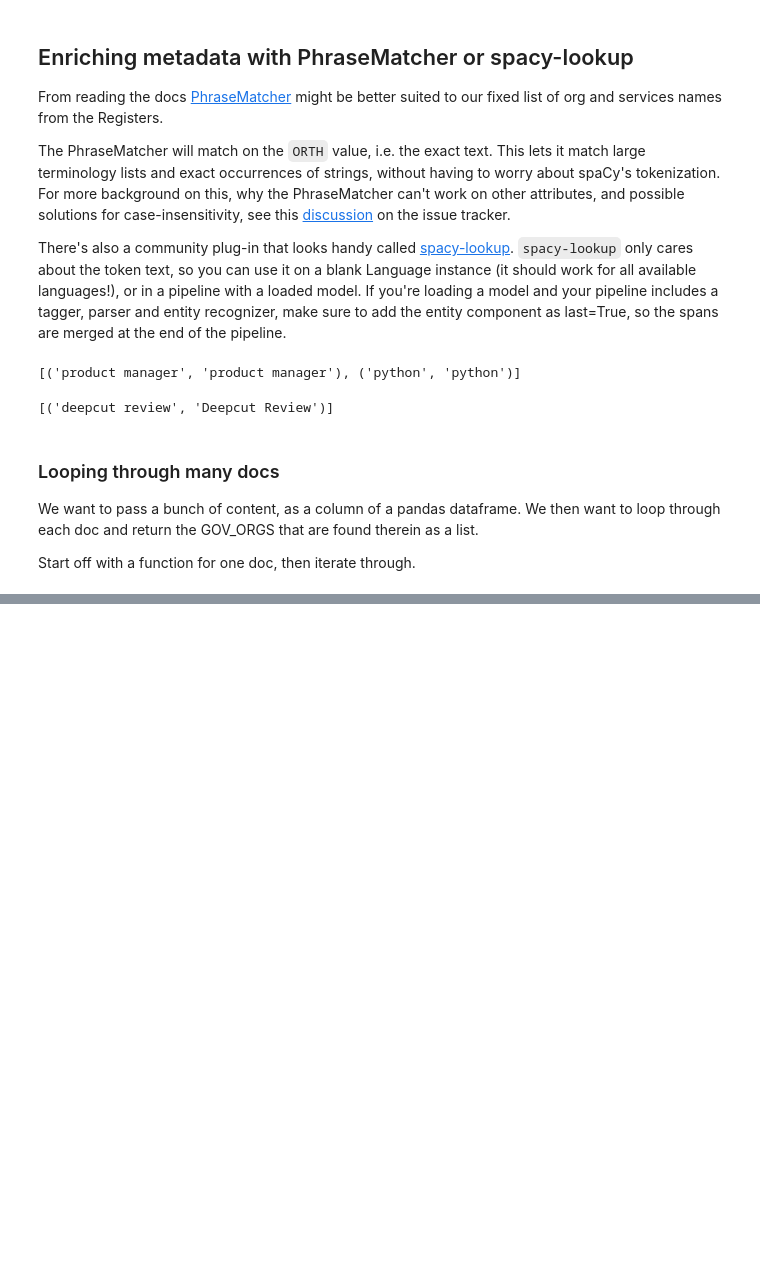
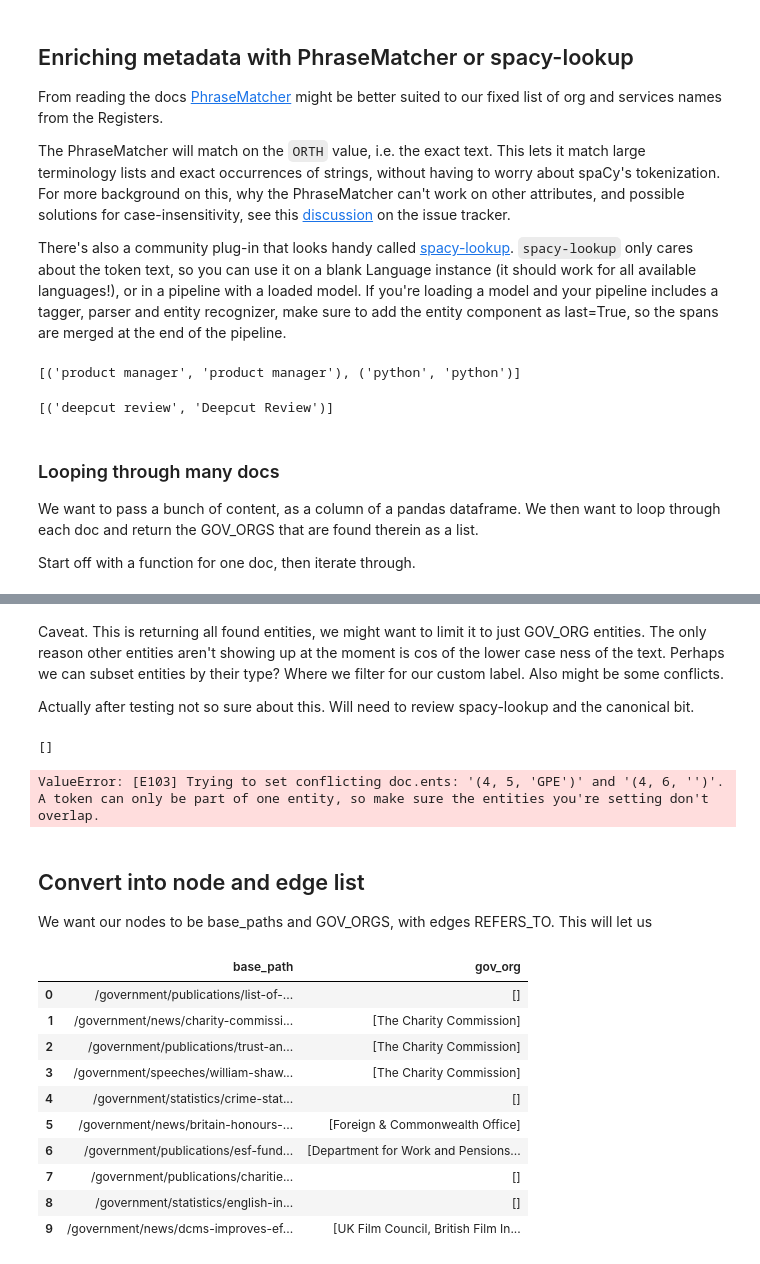
Before and after one commit to alphagov/govuk-spaCy, a Jupyter notebook: 01_finding_words_phrases_names_and_concepts.ipynb, the cells around one changed output, grey strips where cells are left out. Saved outputs shown, nothing was run; the diff lists cells and outputs as text; code cells hidden in the pictures; blank space fills up the shorter version.

```diff
--- a/01_finding_words_phrases_names_and_concepts.ipynb
+++ b/01_finding_words_phrases_names_and_concepts.ipynb
@@ -652,3 +671,19 @@ print([(token.text, token._.canonical) for token in doc if token._.is_entity])
 We want to pass a bunch of content, as a column of a pandas dataframe. We then want to loop through each doc and return the GOV_ORGS that are found therein as a list.
 
 Start off with a function for one doc, then iterate through.
+# %%
+import spacy
+from spacy_lookup import Entity
+
+# this should be specified on import
+nlp = spacy.load('en_core_web_sm')
+# GOV_ORGS needs to be specified
+entity = Entity(keywords_list=GOV_ORGS)
+nlp.add_pipe(entity, last=True)
+
+def text_gov_org_match(text):
+    """Return a list of GOV_ORG entities found in a str."""
+    doc = nlp(text)
+    return [token._.canonical for token in doc if token._.is_entity]
+
+text_gov_org_match(df.at[3,"body"])
@@ -654,0 +741,36 @@ Start off with a function for one doc, then iterate through.
+# %% [markdown]
+Caveat. This is returning all found entities, we might want to limit it to just GOV_ORG entities. The only reason other entities aren't showing up at the moment is cos of the lower case ness of the text. Perhaps we can subset entities by their type? Where we filter for our custom label. Also might be some conflicts.
+
+Actually after testing not so sure about this. Will need to review spacy-lookup and the canonical bit.
+# %%
+text_gov_org_match(u"The UK is nice. Scotland also is lovely.")
+# %% [output]
+[]
+# %%
+# problems if overlap between a GPE and GOV_ORG
+text_gov_org_match(u"British Film Institute the UK Sport blah blah Canada")
+# %% [output]
+ValueError: [E103] Trying to set conflicting doc.ents: '(4, 5, 'GPE')' and '(4, 6, '')'. A token can only be part of one entity, so make sure the entities you're setting don't overlap.
+# %% [markdown]
+## Convert into node and edge list
+We want our nodes to be base_paths and GOV_ORGS, with edges REFERS_TO. This will let us
+# %%
+# https://stackoverflow.com/questions/31674557/how-to-append-rows-in-a-pandas-dataframe-in-a-for-loop
+cols = ['base_path', 'gov_org']
+lst = []
+for index, row in df.head(10).iterrows():
+    lst.append([row['base_path'], text_gov_org_match(df.at[index,"combined_text"])])
+df1 = pd.DataFrame(lst, columns=cols)
+df1
+# %% [output]
+|  | base_path | gov_org |
+| 0 | /government/publications/list-of-... | [] |
+| 1 | /government/news/charity-commissi... | [The Charity Commission] |
+| 2 | /government/publications/trust-an... | [The Charity Commission] |
+| 3 | /government/speeches/william-shaw... | [The Charity Commission] |
+| 4 | /government/statistics/crime-stat... | [] |
+| 5 | /government/news/britain-honours-... | [Foreign & Commonwealth Office] |
+| 6 | /government/publications/esf-fund... | [Department for Work and Pensions... |
+| 7 | /government/publications/charitie... | [] |
+| 8 | /government/statistics/english-in... | [] |
+| 9 | /government/news/dcms-improves-ef... | [UK Film Council, British Film In... |
```
Also changed, not shown: parts of 16 cells of this notebook, 3 other files.
